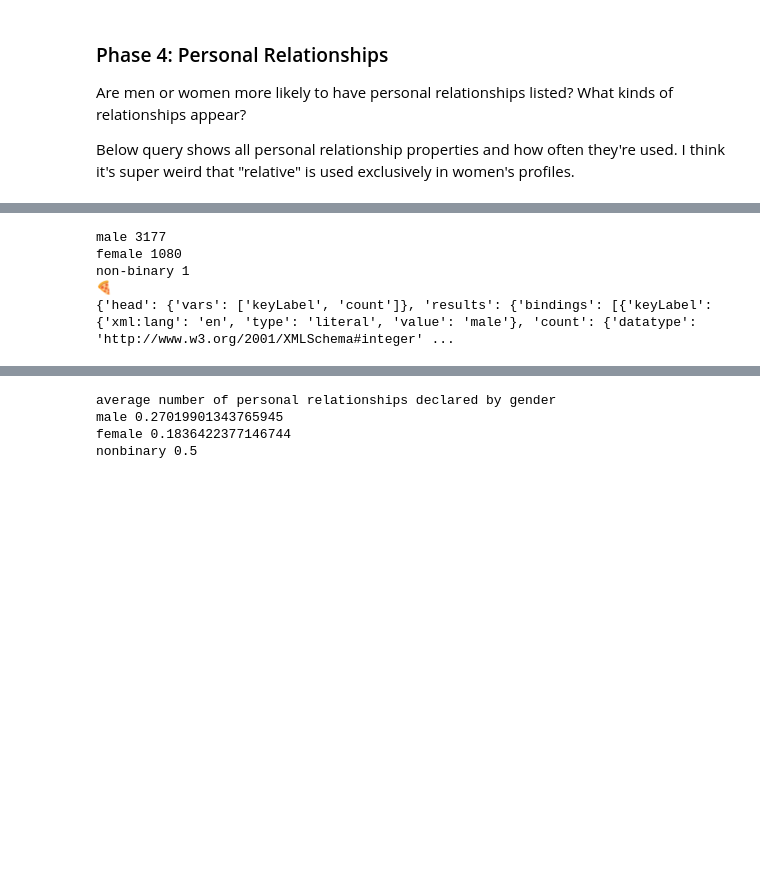
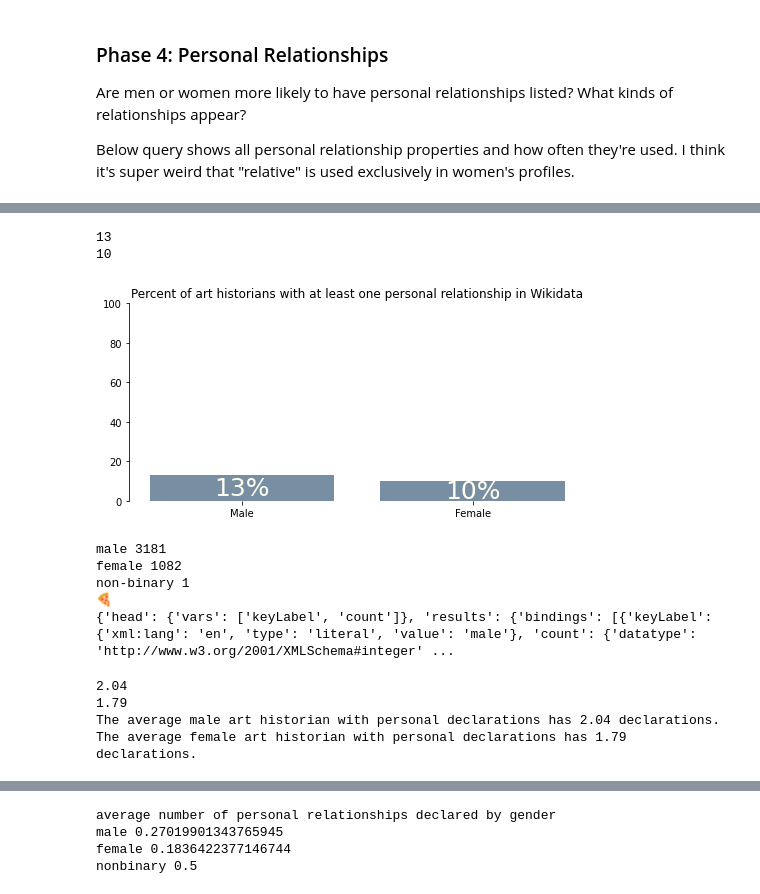
Before and after one commit to SarahTew/wikigen, a Jupyter notebook: Notebook 4.ipynb, the cells around one changed output, grey strips where cells are left out. Cells and saved outputs as stored; diff of their text form; code cells hidden in the pictures; blank space fills up the shorter version.

```diff
--- a/Notebook 4.ipynb
+++ b/Notebook 4.ipynb
@@ -1313,4 +1495,57 @@ number of children non-binary 1
+# %%
+per_prm = round(prm_indv/men*100)
+per_prf = round(prf_indv/women*100)
+
+print(per_prm)
+print(per_prf)
+
+import numpy as np
+from matplotlib import pyplot as plt
+
+plt.rcParams["figure.figsize"] = [7.00, 3.50]
+plt.rcParams["figure.autolayout"] = True
+
+frequencies = [per_prm, per_prf]
+
+plt.figure()
+
+p1 = plt.bar(np.arange(len(frequencies)), frequencies)
+
+
+
+# code
+import numpy as np
+import matplotlib.pyplot as plt
+
+m_viaf_p = round(m_viaf/men * 100)
+f_viaf_p = round(f_viaf/women * 100)
+
+# Marks of RAM in different subjects out of 100.
+x = ['Male', 'Female']
+y = [per_prm, per_prf]
+
+p1 = plt.bar(x, y, color=["#788ea3"])
+
+plt.title("Percent of art historians with at least one personal relationship in Wikidata")
+
+for rect1 in p1:
+    height = rect1.get_height()
+    plt.annotate( "{}%".format(height),(rect1.get_x() + rect1.get_width()/2, height/2),ha="center",va="center",fontsize=25, color="#FFFFF0")
+
+plt.gca().spines['right'].set_color('none')
+plt.gca().spines['top'].set_color('none')
+#plt.gca().spines['left'].set_color('none')
+plt.gca().spines['bottom'].set_color('none')
+plt.ylim(0, 100)
+
+#plt.yticks([])
+plt.show()
+# %% [output]
+13
+10
+[figure, added]
 # %%
+#query for number of total number of all personal relationships by gender
 from SPARQLWrapper import SPARQLWrapper, JSON
 import ssl
 
@@ -1351,12 +1586,27 @@ print("🍕")
 
 print(results)
 
-prm = int(results["results"]["bindings"][0]['count']['value'])
-prf = int(results["results"]["bindings"][1]['count']['value'])
-prnb = int(results["results"]["bindings"][2]['count']['value'])
+prm_prop = int(results["results"]["bindings"][0]['count']['value'])
+prf_prop = int(results["results"]["bindings"][1]['count']['value'])
+prnb_prop = int(results["results"]["bindings"][2]['count']['value'])
 # %% [output]
-male 3177
-female 1080
+male 3181
+female 1082
 non-binary 1
 🍕
 {'head': {'vars': ['keyLabel', 'count']}, 'results': {'bindings': [{'keyLabel': {'xml:lang': 'en', 'type': 'literal', 'value': 'male'}, 'count': {'datatype': 'http://www.w3.org/2001/XMLSchema#integer' ...
+# %%
+#visualization for the average number of properties per person with personal relationships declared
+avg_prop_m = round(prm_prop/prm_indv, 2)
+avg_prop_f = round(prf_prop/prf_indv, 2)
+
+print(avg_prop_m)
+print(avg_prop_f)
+
+print("The average male art historian with personal declarations has " + str(avg_prop_m) + " declarations.")
+print("The average female art historian with personal declarations has " + str(avg_prop_f) + " declarations.")
+# %% [output]
+2.04
+1.79
+The average male art historian with personal declarations has 2.04 declarations.
+The average female art historian with personal declarations has 1.79 declarations.
```
Also changed, not shown: parts of 24 cells of this notebook.
